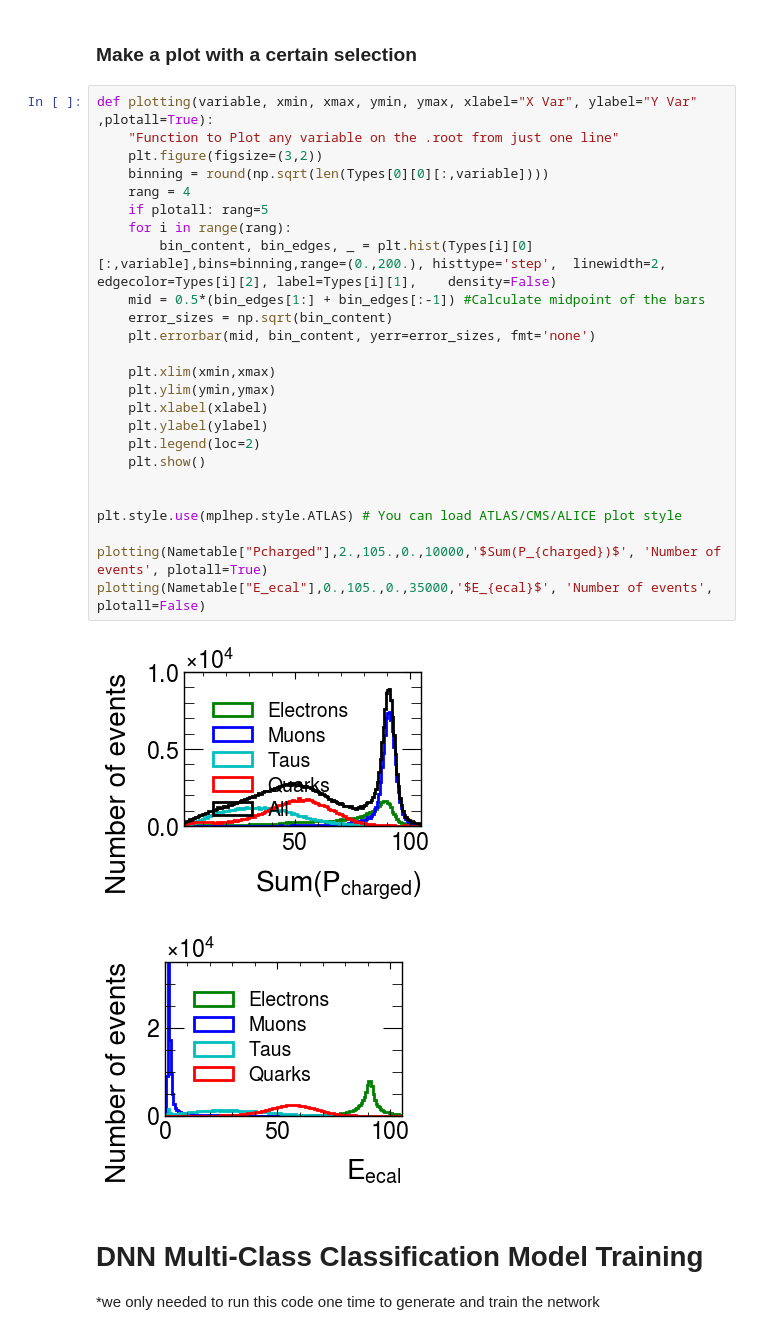
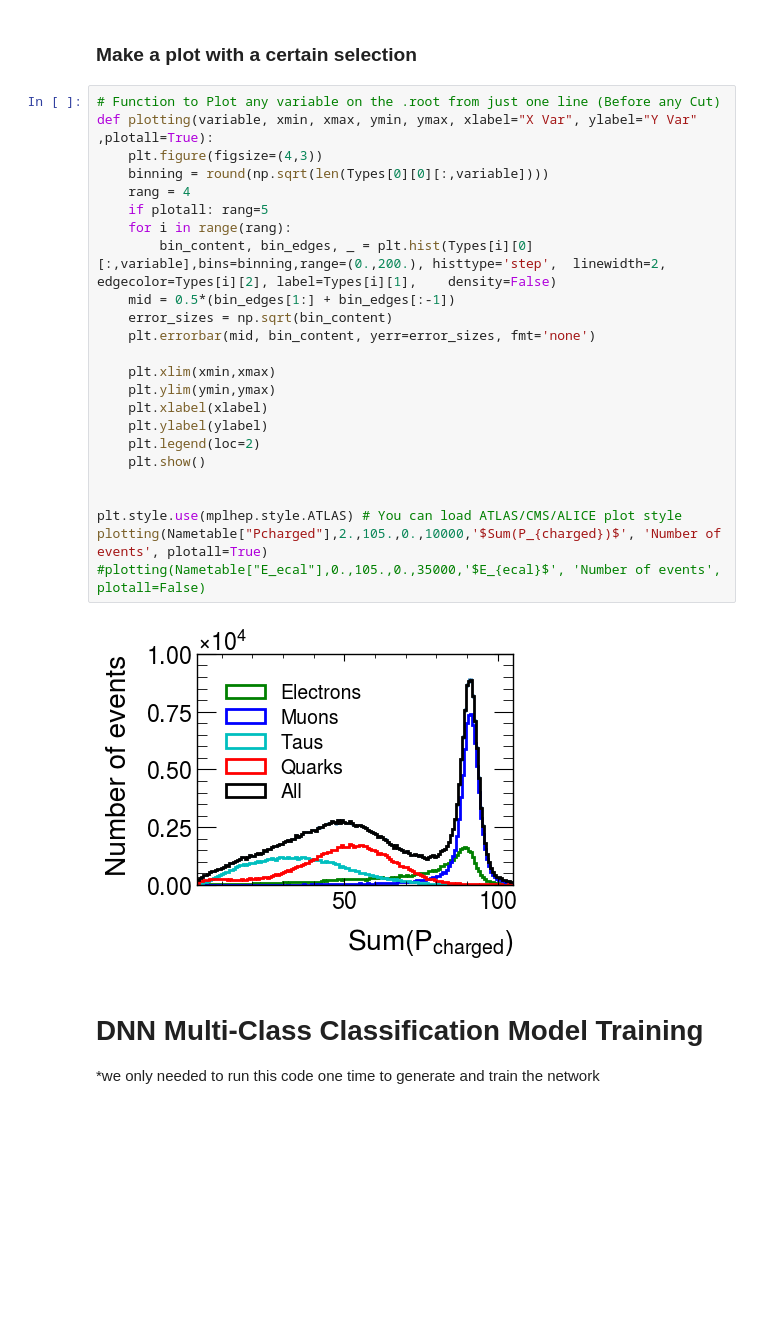
Before and after one commit to rihoppe/z0-precisionmeasurement, a Jupyter notebook: Main_Work.ipynb, the cells around one changed output. Drawn from its saved outputs; the diff is of its cells as text; blank space fills up the shorter version.

```diff
--- a/Main_Work.ipynb
+++ b/Main_Work.ipynb
@@ -124,33 +122,31 @@ We proceed to plot *PCharged* for illustration.
 # %% [markdown]
 ### Make a plot with a certain selection
 # %%
+# Function to Plot any variable on the .root from just one line (Before any Cut)
 def plotting(variable, xmin, xmax, ymin, ymax, xlabel="X Var", ylabel="Y Var" ,plotall=True):
-    "Function to Plot any variable on the .root from just one line"
-    plt.figure(figsize=(3,2))
+    plt.figure(figsize=(4,3))
     binning = round(np.sqrt(len(Types[0][0][:,variable])))
     rang = 4
     if plotall: rang=5
     for i in range(rang):
         bin_content, bin_edges, _ = plt.hist(Types[i][0][:,variable],bins=binning,range=(0.,200.), histtype='step',  linewidth=2, edgecolor=Types[i][2], label=Types[i][1],    density=False)
-    mid = 0.5*(bin_edges[1:] + bin_edges[:-1]) #Calculate midpoint of the bars
+    mid = 0.5*(bin_edges[1:] + bin_edges[:-1])
     error_sizes = np.sqrt(bin_content)
     plt.errorbar(mid, bin_content, yerr=error_sizes, fmt='none')
 
     plt.xlim(xmin,xmax)
     plt.ylim(ymin,ymax)
     plt.xlabel(xlabel)
     plt.ylabel(ylabel)
     plt.legend(loc=2)
     plt.show()
 
 
 plt.style.use(mplhep.style.ATLAS) # You can load ATLAS/CMS/ALICE plot style
-
 plotting(Nametable["Pcharged"],2.,105.,0.,10000,'$Sum(P_{charged})$', 'Number of events', plotall=True)
-plotting(Nametable["E_ecal"],0.,105.,0.,35000,'$E_{ecal}$', 'Number of events', plotall=False)
+#plotting(Nametable["E_ecal"],0.,105.,0.,35000,'$E_{ecal}$', 'Number of events', plotall=False)
 # %% [output]
-[figure, old version]
+[figure, new version]
-[figure, removed]
 # %% [markdown]
 # DNN Multi-Class Classification Model Training
 *we only needed to run this code one time to generate and train the network
```
Also changed, not shown: parts of 17 cells of this notebook.
